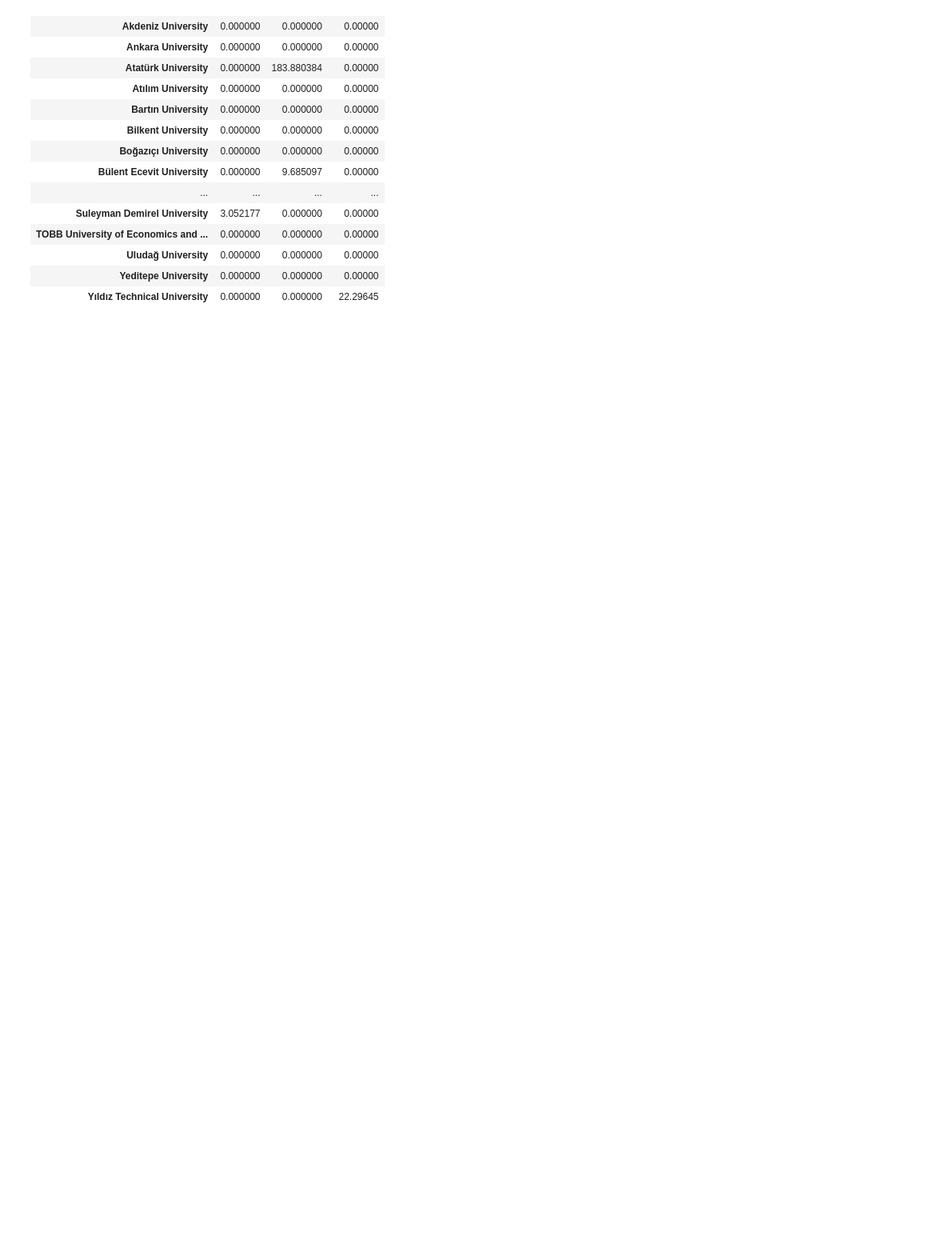
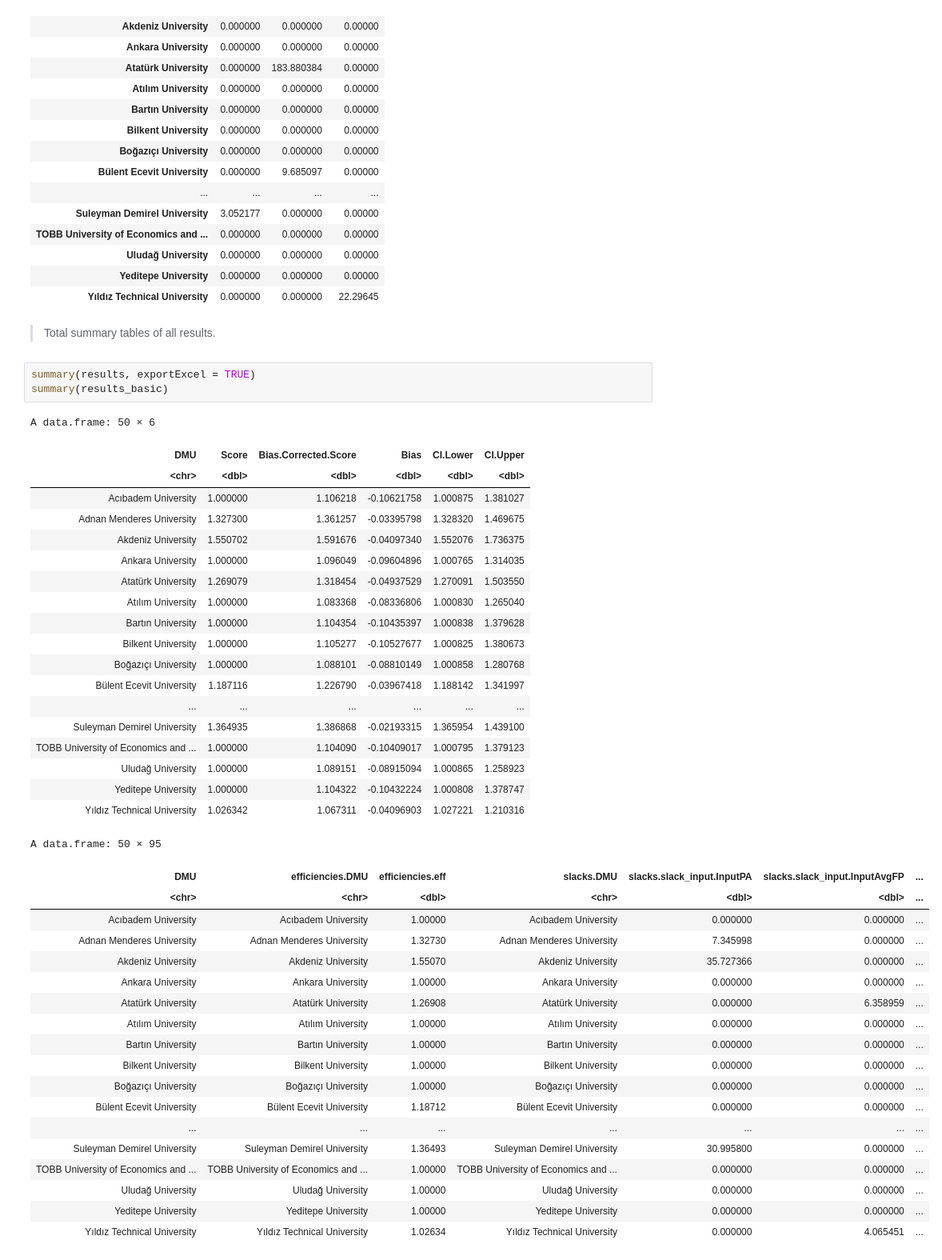
Before and after one commit to MichaelWegener/DEA-BetaRegression-TurkishHigherEducation, a Jupyter notebook: DEA_with_Bootstrapping.ipynb, the cells around one changed output. Shown at 80% size. Drawn from its saved outputs; the diff is of its cells as text; blank space fills up the shorter version.

```diff
--- a/DEA_with_Bootstrapping.ipynb
+++ b/DEA_with_Bootstrapping.ipynb
@@ -121,6 +121,52 @@ A matrix: 50 × 3 of type dbl
 | Uludağ University | 0.000000 | 0.000000 | 0.00000 |
 | Yeditepe University | 0.000000 | 0.000000 | 0.00000 |
 | Yıldız Technical University | 0.000000 | 0.000000 | 22.29645 |
+# %% [markdown]
+
+
+> Total summary tables of all  results.
+# %%
+summary(results, exportExcel = TRUE)
+summary(results_basic)
+# %% [output]
+A data.frame: 50 × 6
+| DMU | Score | Bias.Corrected.Score | Bias | CI.Lower | CI.Upper |
+| <chr> | <dbl> | <dbl> | <dbl> | <dbl> | <dbl> |
+| Acıbadem University | 1.000000 | 1.106218 | -0.10621758 | 1.000875 | 1.381027 |
+| Adnan Menderes University | 1.327300 | 1.361257 | -0.03395798 | 1.328320 | 1.469675 |
+| Akdeniz University | 1.550702 | 1.591676 | -0.04097340 | 1.552076 | 1.736375 |
+| Ankara University | 1.000000 | 1.096049 | -0.09604896 | 1.000765 | 1.314035 |
+| Atatürk University | 1.269079 | 1.318454 | -0.04937529 | 1.270091 | 1.503550 |
+| Atılım University | 1.000000 | 1.083368 | -0.08336806 | 1.000830 | 1.265040 |
+| Bartın University | 1.000000 | 1.104354 | -0.10435397 | 1.000838 | 1.379628 |
+| Bilkent University | 1.000000 | 1.105277 | -0.10527677 | 1.000825 | 1.380673 |
+| Boğazıçı University | 1.000000 | 1.088101 | -0.08810149 | 1.000858 | 1.280768 |
+| Bülent Ecevit University | 1.187116 | 1.226790 | -0.03967418 | 1.188142 | 1.341997 |
+| ... | ... | ... | ... | ... | ... |
+| Suleyman Demirel University | 1.364935 | 1.386868 | -0.02193315 | 1.365954 | 1.439100 |
+| TOBB University of Economics and ... | 1.000000 | 1.104090 | -0.10409017 | 1.000795 | 1.379123 |
+| Uludağ University | 1.000000 | 1.089151 | -0.08915094 | 1.000865 | 1.258923 |
+| Yeditepe University | 1.000000 | 1.104322 | -0.10432224 | 1.000808 | 1.378747 |
+| Yıldız Technical University | 1.026342 | 1.067311 | -0.04096903 | 1.027221 | 1.210316 |
+A data.frame: 50 × 95
+| DMU | efficiencies.DMU | efficiencies.eff | slacks.DMU | slacks.slack_input.InputPA | slacks.slack_input.InputAvgFP | ... |
+| <chr> | <chr> | <dbl> | <chr> | <dbl> | <dbl> | ... |
+| Acıbadem University | Acıbadem University | 1.00000 | Acıbadem University | 0.000000 | 0.000000 | ... |
+| Adnan Menderes University | Adnan Menderes University | 1.32730 | Adnan Menderes University | 7.345998 | 0.000000 | ... |
+| Akdeniz University | Akdeniz University | 1.55070 | Akdeniz University | 35.727366 | 0.000000 | ... |
+| Ankara University | Ankara University | 1.00000 | Ankara University | 0.000000 | 0.000000 | ... |
+| Atatürk University | Atatürk University | 1.26908 | Atatürk University | 0.000000 | 6.358959 | ... |
+| Atılım University | Atılım University | 1.00000 | Atılım University | 0.000000 | 0.000000 | ... |
+| Bartın University | Bartın University | 1.00000 | Bartın University | 0.000000 | 0.000000 | ... |
+| Bilkent University | Bilkent University | 1.00000 | Bilkent University | 0.000000 | 0.000000 | ... |
+| Boğazıçı University | Boğazıçı University | 1.00000 | Boğazıçı University | 0.000000 | 0.000000 | ... |
+| Bülent Ecevit University | Bülent Ecevit University | 1.18712 | Bülent Ecevit University | 0.000000 | 0.000000 | ... |
+| ... | ... | ... | ... | ... | ... | ... |
+| Suleyman Demirel University | Suleyman Demirel University | 1.36493 | Suleyman Demirel University | 30.995800 | 0.000000 | ... |
+| TOBB University of Economics and ... | TOBB University of Economics and ... | 1.00000 | TOBB University of Economics and ... | 0.000000 | 0.000000 | ... |
+| Uludağ University | Uludağ University | 1.00000 | Uludağ University | 0.000000 | 0.000000 | ... |
+| Yeditepe University | Yeditepe University | 1.00000 | Yeditepe University | 0.000000 | 0.000000 | ... |
+| Yıldız Technical University | Yıldız Technical University | 1.02634 | Yıldız Technical University | 0.000000 | 4.065451 | ... |
 # %% [markdown]
 # Beta Regression Analysis
 # %% [markdown]
```
Also changed, not shown: parts of 2 cells of this notebook.
